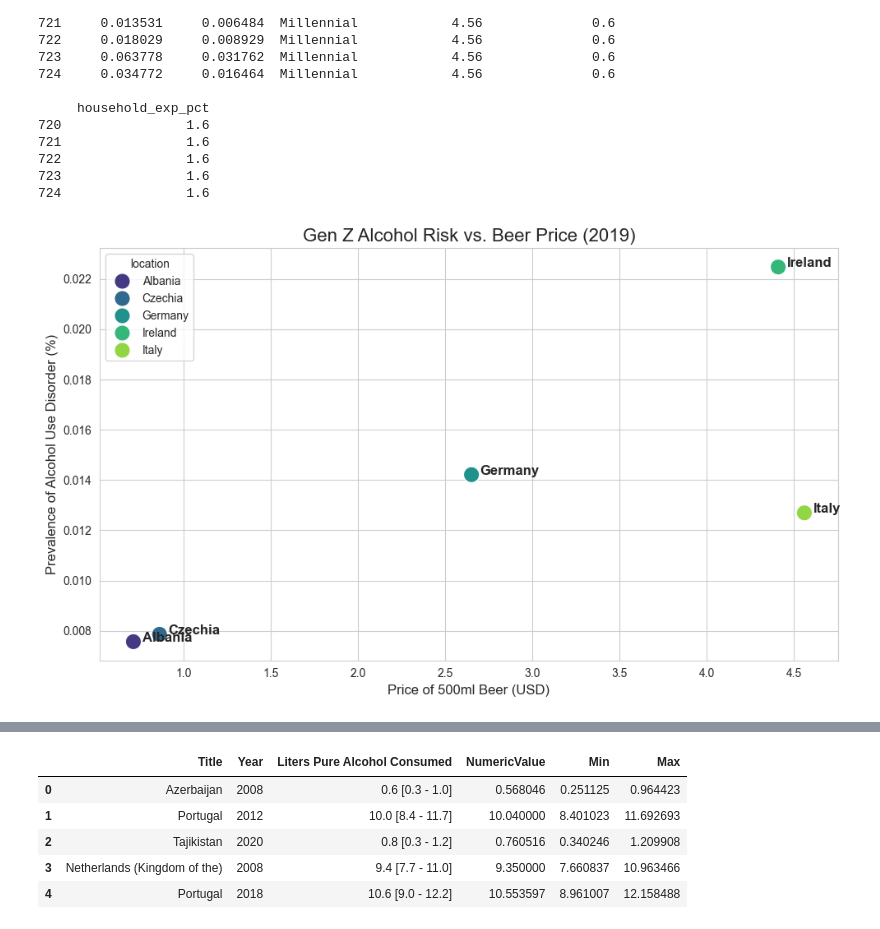
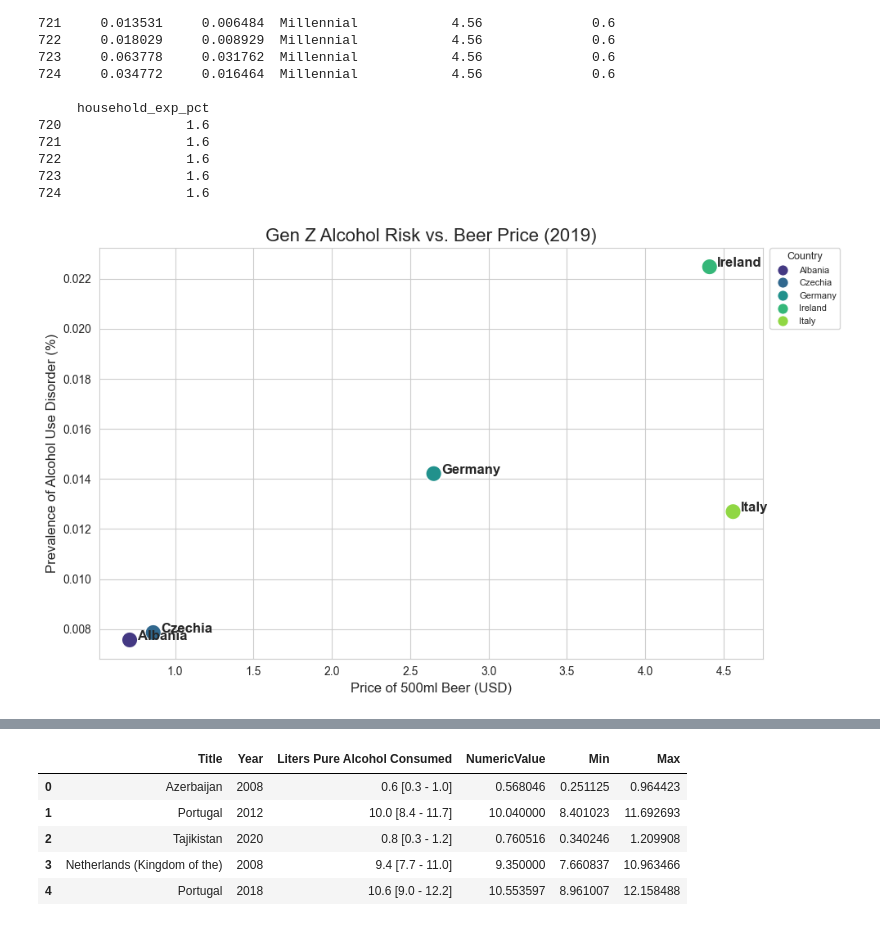
Before and after one commit to justdayane/da-capstone-project-dayane-ernesto, a Jupyter notebook: Ernestos_finds/Exploration_part_2.ipynb, the cells around one changed output, grey strips where cells are left out. Saved outputs shown, nothing was run; the diff lists cells and outputs as text; code cells hidden in the pictures.

```diff
--- a/Ernestos_finds/Exploration_part_2.ipynb
+++ b/Ernestos_finds/Exploration_part_2.ipynb
@@ -336,31 +336,41 @@ gen_z_2019 = final_study_df[
 # 2. Create the Scatter Plot
 plt.figure(figsize=(10, 6))
 sns.set_style("whitegrid")
 
 # Plotting Price vs Prevalence
 plot = sns.scatterplot(
     data=gen_z_2019,
     x='beer_price_usd',
     y='precent_of_prevalence',
     hue='location',
     s=200,
     palette='viridis'
 )
 
 # Adding labels for each dot
 for i in range(gen_z_2019.shape[0]):
     plt.text(
         gen_z_2019.beer_price_usd.iloc[i]+0.05,
         gen_z_2019.precent_of_prevalence.iloc[i],
         gen_z_2019.location.iloc[i],
         fontsize=12, fontweight='bold'
     )
 
 plt.title('Gen Z Alcohol Risk vs. Beer Price (2019)', fontsize=16)
 plt.xlabel('Price of 500ml Beer (USD)', fontsize=12)
 plt.ylabel('Prevalence of Alcohol Use Disorder (%)', fontsize=12)
+plt.legend(
+    bbox_to_anchor=(1.01, 1),
+    loc='upper left',
+    borderaxespad=0,
+    fontsize=8,
+    markerscale=0.7,
+    title='Country',
+    title_fontsize=9
+)
+
 plt.tight_layout()
 
 plt.savefig('price_vs_prevalence_genz.png')
 # %% [output]
-[figure, old version]
+[figure, new version]
```
Also changed, not shown: parts of 7 cells of this notebook, 12 other files.
